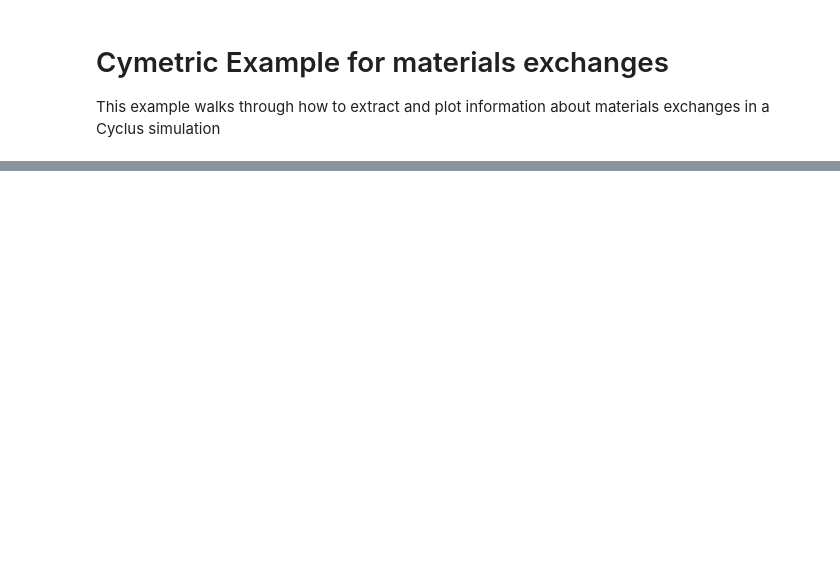
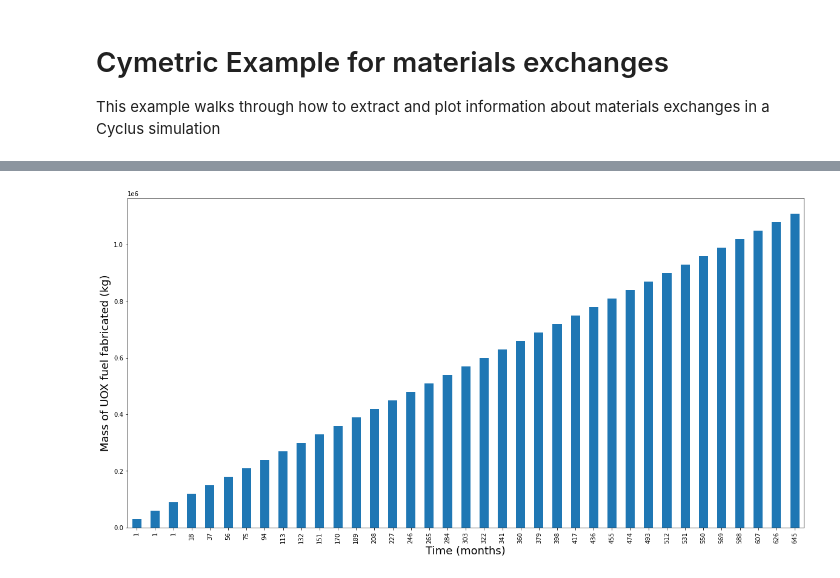
Before and after one commit to cyclus/cymetric, a Jupyter notebook: examples/materials_transactions.ipynb, the cells around one changed output, grey strips where cells are left out. Cells and saved outputs as stored; diff of their text form; code cells hidden in the pictures; blank space fills up the shorter version.

```diff
--- a/examples/materials_transactions.ipynb
+++ b/examples/materials_transactions.ipynb
@@ -123,0 +91,6 @@ tq
+# %%
+uox = transactions.loc[transactions['Commodity'] == 'uox'] #finding transactions that involve waste
+frx_fuel = transactions.loc[transactions['Commodity']=='frx_fuel']
+# %%
+uox = uox.loc[uox['ReceiverId']==110]
+uox['Total'] = uox['Quantity'].cumsum()
@@ -123,0 +117,6 @@ tq
+# %%
+uox[['Time','Total']].plot.bar(x = 'Time', figsize=(20,10), legend=False)
+plt.xlabel('Time (months)',fontsize=18); plt.ylabel('Mass of UOX fuel fabricated (kg)',fontsize=18)
+plt.show()
+# %% [output]
+[figure, added]
```
Also changed, not shown: parts of 19 cells of this notebook, 2 other files.
